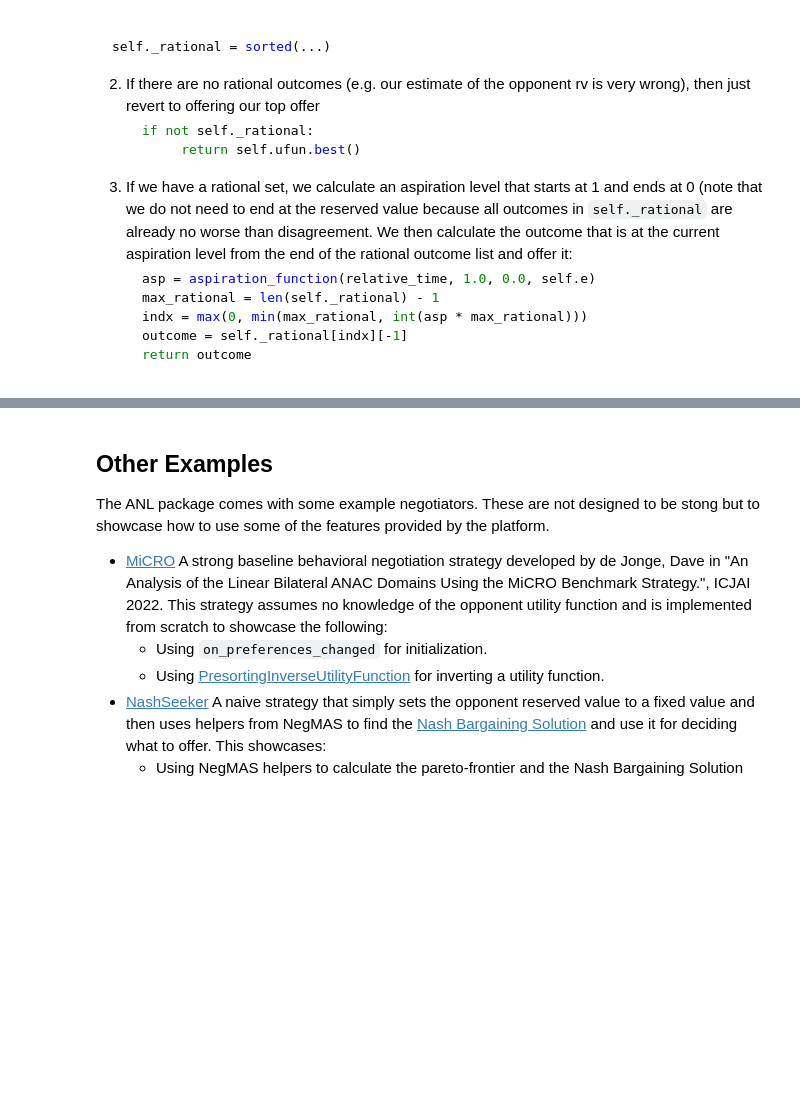
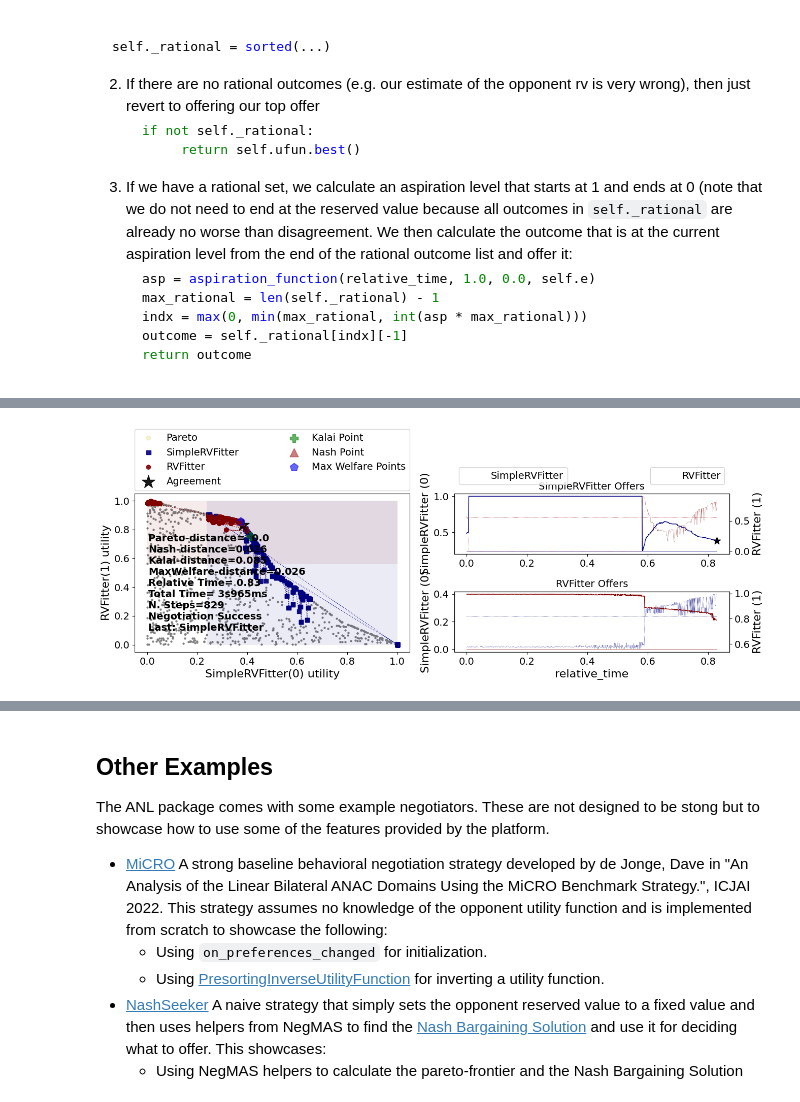
Before and after one commit to yasserfarouk/anl, a Jupyter notebook: tutorials/notebooks/tutorial.ipynb, the cells around one changed output, grey strips where cells are left out. Drawn from its saved outputs; the diff is of its cells as text; code cells hidden in the pictures; blank space fills up the shorter version.

```diff
--- a/tutorials/notebooks/tutorial.ipynb
+++ b/tutorials/notebooks/tutorial.ipynb
@@ -457,0 +494,22 @@ Now that we have updated our estimate of the opponent reserved value and decided
+# %%
+from anl.anl2024.negotiators import RVFitter
+# create the negotiation mechanism
+session = SAOMechanism(n_steps=1000, outcome_space=s.outcome_space)
+# add negotiators. Rememver to pass the opponent_ufun in private_info
+session.add(
+    SimpleRVFitter(name="SimpleRVFitter",
+                   private_info=dict(opponent_ufun=ufuns0[1]))
+    , ufun=s.ufuns[0]
+)
+session.add(
+    RVFitter(name="RVFitter",
+                   private_info=dict(opponent_ufun=ufuns0[0]))
+    , ufun=s.ufuns[1]
+)
+
+# run the negotiation and plot the results
+session.run()
+session.plot()
+plt.show()
+# %% [output]
+[figure, added]
```
Also changed, not shown: parts of 6 cells of this notebook, 9 other files.
